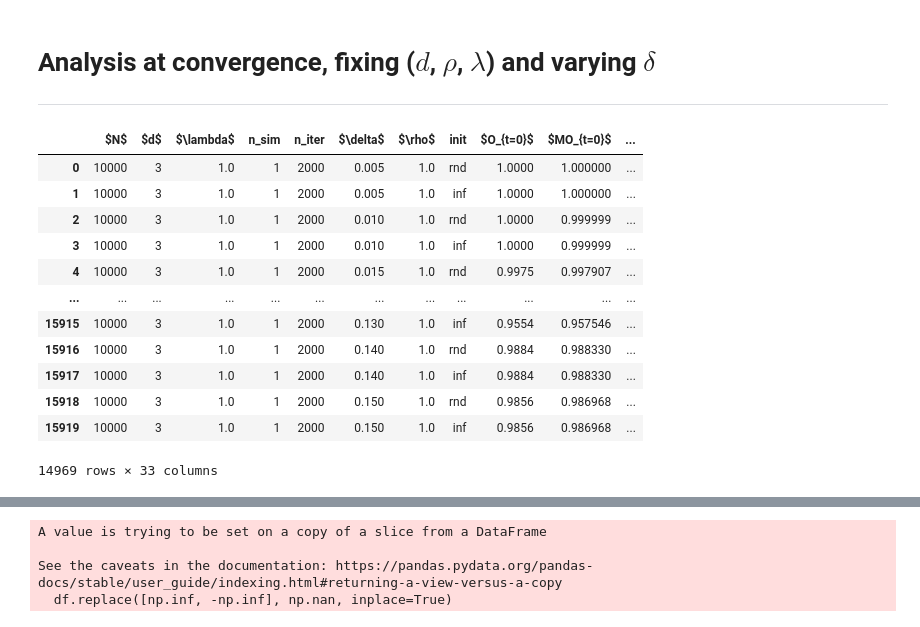
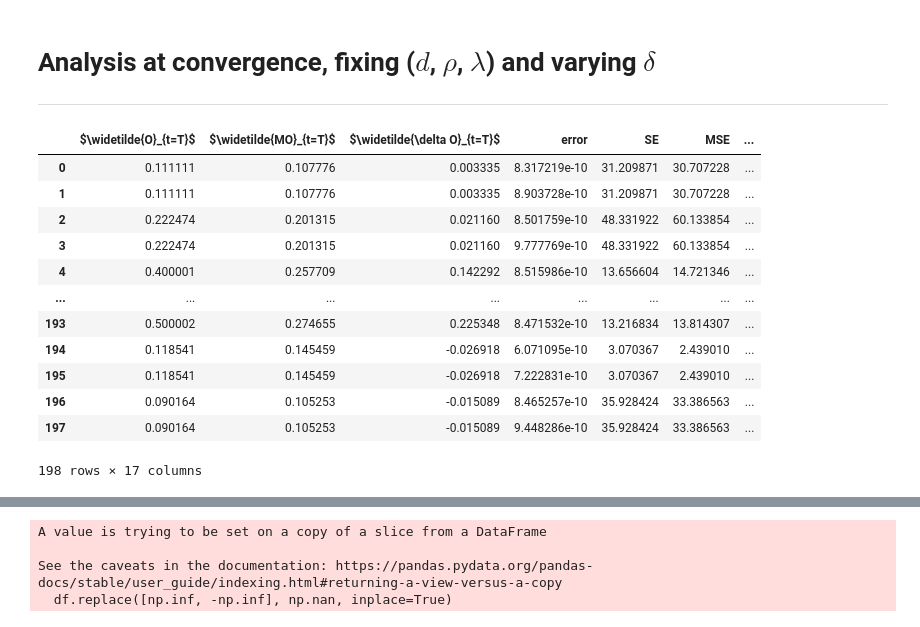
Before and after one commit to SPOC-group/bpepi, a Jupyter notebook: bpepi/Analysis_dSIR.ipynb, the cells around one changed output, grey strips where cells are left out. Saved outputs shown, nothing was run; the diff lists cells and outputs as text; code cells hidden in the pictures.

```diff
--- a/bpepi/Analysis_dSIR.ipynb
+++ b/bpepi/Analysis_dSIR.ipynb
@@ -71,19 +80,19 @@ fI = "$f_I$"
-# %%
-data_frame[data_frame["# iter"]!=2000]
-# %% [output]
-|  | $N$ | $d$ | $\lambda$ | n_sim | n_iter | $\delta$ | $\rho$ | init | $O_{t=0}$ | $MO_{t=0}$ | ... |
-| 0 | 10000 | 3 | 1.0 | 1 | 2000 | 0.005 | 1.0 | rnd | 1.0000 | 1.000000 | ... |
-| 1 | 10000 | 3 | 1.0 | 1 | 2000 | 0.005 | 1.0 | inf | 1.0000 | 1.000000 | ... |
-| 2 | 10000 | 3 | 1.0 | 1 | 2000 | 0.010 | 1.0 | rnd | 1.0000 | 0.999999 | ... |
-| 3 | 10000 | 3 | 1.0 | 1 | 2000 | 0.010 | 1.0 | inf | 1.0000 | 0.999999 | ... |
-| 4 | 10000 | 3 | 1.0 | 1 | 2000 | 0.015 | 1.0 | rnd | 0.9975 | 0.997907 | ... |
-| ... | ... | ... | ... | ... | ... | ... | ... | ... | ... | ... | ... |
-| 15915 | 10000 | 3 | 1.0 | 1 | 2000 | 0.130 | 1.0 | inf | 0.9554 | 0.957546 | ... |
-| 15916 | 10000 | 3 | 1.0 | 1 | 2000 | 0.140 | 1.0 | rnd | 0.9884 | 0.988330 | ... |
-| 15917 | 10000 | 3 | 1.0 | 1 | 2000 | 0.140 | 1.0 | inf | 0.9884 | 0.988330 | ... |
-| 15918 | 10000 | 3 | 1.0 | 1 | 2000 | 0.150 | 1.0 | rnd | 0.9856 | 0.986968 | ... |
-| 15919 | 10000 | 3 | 1.0 | 1 | 2000 | 0.150 | 1.0 | inf | 0.9856 | 0.986968 | ... |
-14969 rows × 33 columns
+# %%
+data_frame.iloc[:,22:]
+# %% [output]
+|  | $\widetilde{O}_{t=T}$ | $\widetilde{MO}_{t=T}$ | $\widetilde{\delta O}_{t=T}$ | error | SE | MSE | ... |
+| 0 | 0.111111 | 0.107776 | 0.003335 | 8.317219e-10 | 31.209871 | 30.707228 | ... |
+| 1 | 0.111111 | 0.107776 | 0.003335 | 8.903728e-10 | 31.209871 | 30.707228 | ... |
+| 2 | 0.222474 | 0.201315 | 0.021160 | 8.501759e-10 | 48.331922 | 60.133854 | ... |
+| 3 | 0.222474 | 0.201315 | 0.021160 | 9.777769e-10 | 48.331922 | 60.133854 | ... |
+| 4 | 0.400001 | 0.257709 | 0.142292 | 8.515986e-10 | 13.656604 | 14.721346 | ... |
+| ... | ... | ... | ... | ... | ... | ... | ... |
+| 193 | 0.500002 | 0.274655 | 0.225348 | 8.471532e-10 | 13.216834 | 13.814307 | ... |
+| 194 | 0.118541 | 0.145459 | -0.026918 | 6.071095e-10 | 3.070367 | 2.439010 | ... |
+| 195 | 0.118541 | 0.145459 | -0.026918 | 7.222831e-10 | 3.070367 | 2.439010 | ... |
+| 196 | 0.090164 | 0.105253 | -0.015089 | 8.465257e-10 | 35.928424 | 33.386563 | ... |
+| 197 | 0.090164 | 0.105253 | -0.015089 | 9.448286e-10 | 35.928424 | 33.386563 | ... |
+198 rows × 17 columns
 # %%
 rdd=r"$\rho / \delta$"
 ddr=r"$\delta / \rho$"
```
Also changed, not shown: parts of 5 cells of this notebook, 34 other files.
